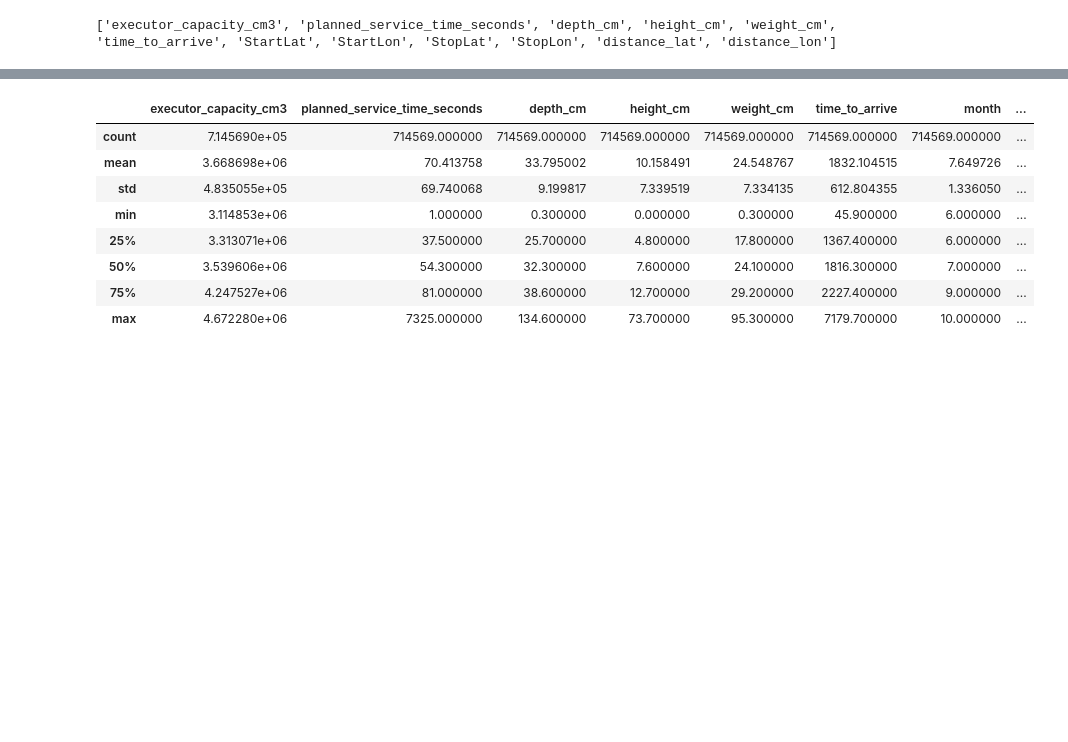
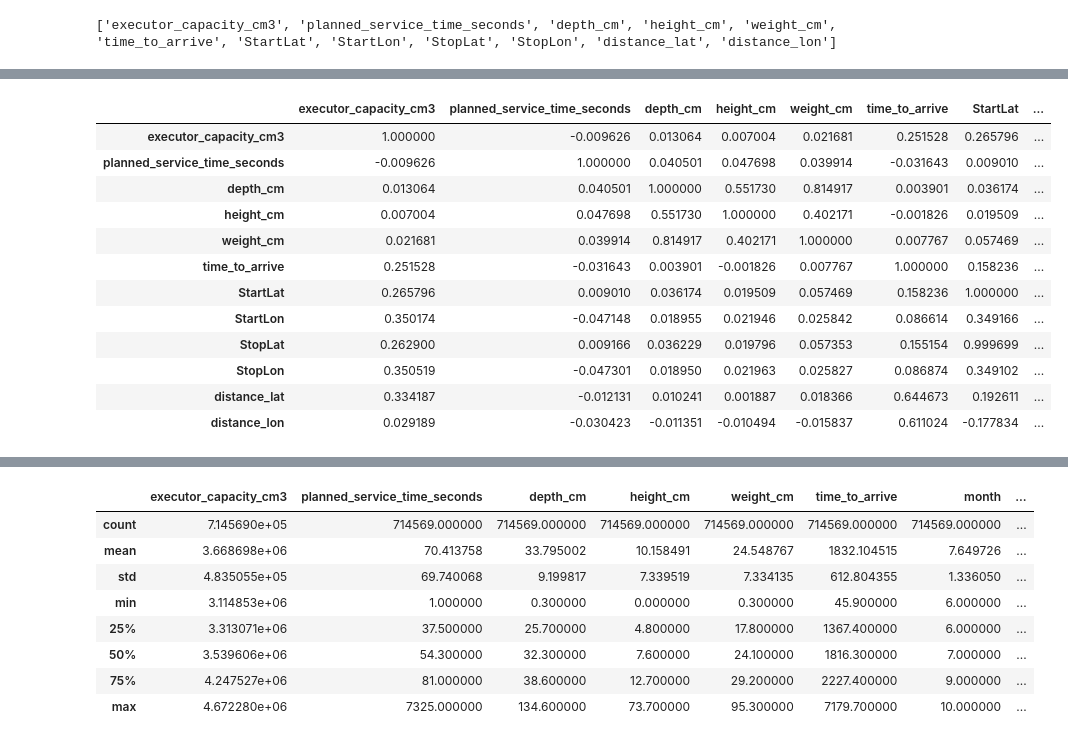
Before and after one commit to pmoros/data-mining-2023-II, a Jupyter notebook: eda/main.ipynb, the cells around one changed output, grey strips where cells are left out. Cells and saved outputs as stored; diff of their text form; code cells hidden in the pictures; blank space fills up the shorter version.

```diff
--- a/eda/main.ipynb
+++ b/eda/main.ipynb
@@ -77,3 +79,7 @@ numerical = [x for x in list(combined_dataset.columns) if (pd.api.types.is_float
 print(numerical)
 # %% [output]
 ['executor_capacity_cm3', 'planned_service_time_seconds', 'depth_cm', 'height_cm', 'weight_cm', 'time_to_arrive', 'StartLat', 'StartLon', 'StopLat', 'StopLon', 'distance_lat', 'distance_lon']
+# %%
+
+combined_dataset_numerical = combined_dataset[['executor_capacity_cm3', 'planned_service_time_seconds', 'depth_cm', 'height_cm', 'weight_cm', 'time_to_arrive', 'StartLat', 'StartLon', 'StopLat', 'StopLon', 'distance_lat', 'distance_lon']].copy()
+combined_dataset_numerical.head()
@@ -79,0 +93,17 @@ print(numerical)
+# %%
+#crear matriz de correlación
+combined_dataset_numerical.corr ()
+# %% [output]
+|  | executor_capacity_cm3 | planned_service_time_seconds | depth_cm | height_cm | weight_cm | time_to_arrive | StartLat | ... |
+| executor_capacity_cm3 | 1.000000 | -0.009626 | 0.013064 | 0.007004 | 0.021681 | 0.251528 | 0.265796 | ... |
+| planned_service_time_seconds | -0.009626 | 1.000000 | 0.040501 | 0.047698 | 0.039914 | -0.031643 | 0.009010 | ... |
+| depth_cm | 0.013064 | 0.040501 | 1.000000 | 0.551730 | 0.814917 | 0.003901 | 0.036174 | ... |
+| height_cm | 0.007004 | 0.047698 | 0.551730 | 1.000000 | 0.402171 | -0.001826 | 0.019509 | ... |
+| weight_cm | 0.021681 | 0.039914 | 0.814917 | 0.402171 | 1.000000 | 0.007767 | 0.057469 | ... |
+| time_to_arrive | 0.251528 | -0.031643 | 0.003901 | -0.001826 | 0.007767 | 1.000000 | 0.158236 | ... |
+| StartLat | 0.265796 | 0.009010 | 0.036174 | 0.019509 | 0.057469 | 0.158236 | 1.000000 | ... |
+| StartLon | 0.350174 | -0.047148 | 0.018955 | 0.021946 | 0.025842 | 0.086614 | 0.349166 | ... |
+| StopLat | 0.262900 | 0.009166 | 0.036229 | 0.019796 | 0.057353 | 0.155154 | 0.999699 | ... |
+| StopLon | 0.350519 | -0.047301 | 0.018950 | 0.021963 | 0.025827 | 0.086874 | 0.349102 | ... |
+| distance_lat | 0.334187 | -0.012131 | 0.010241 | 0.001887 | 0.018366 | 0.644673 | 0.192611 | ... |
+| distance_lon | 0.029189 | -0.030423 | -0.011351 | -0.010494 | -0.015837 | 0.611024 | -0.177834 | ... |
```
Also changed, not shown: parts of 12 cells of this notebook.
